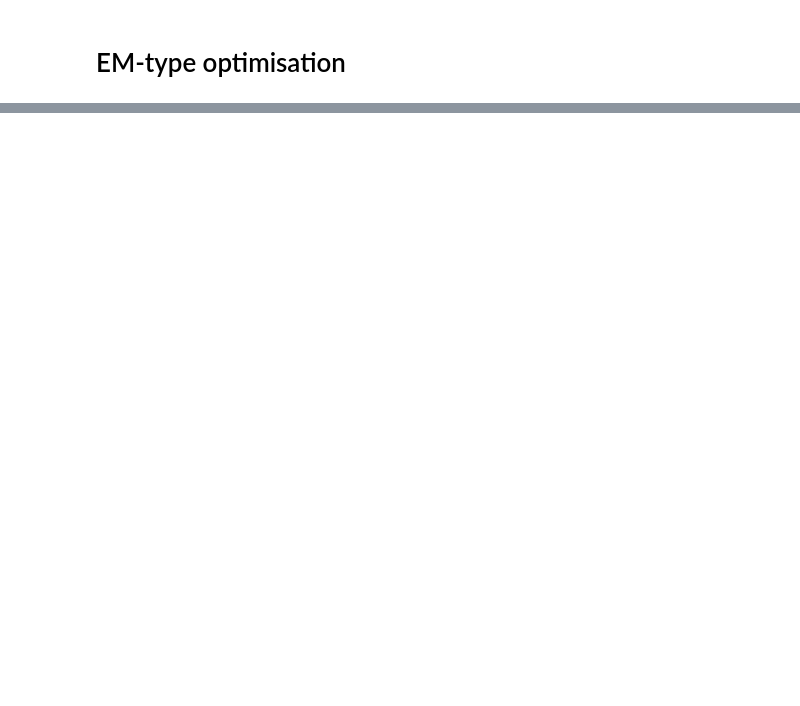
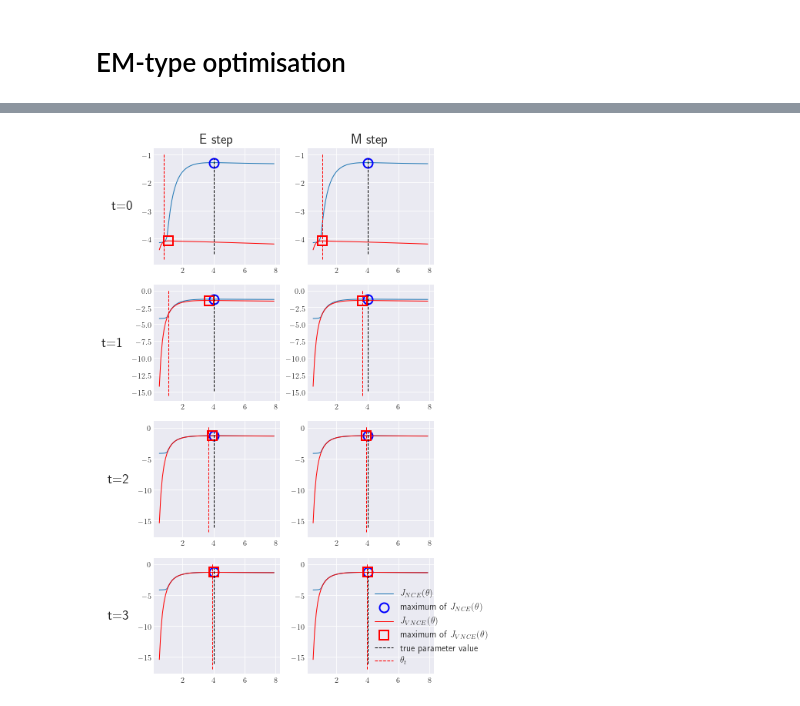
Before and after one commit to benrhodes26/VNCE, a Jupyter notebook: proposal/code/notebooks/1) normalised-mog.ipynb, the cells around one changed output, grey strips where cells are left out. Cells and saved outputs as stored; diff of their text form; code cells hidden in the pictures; blank space fills up the shorter version.

```diff
--- a/proposal/code/notebooks/1) normalised-mog.ipynb
+++ b/proposal/code/notebooks/1) normalised-mog.ipynb
@@ -156,6 +156,11 @@ rng = rnd.RandomState(1083463236)
+# %%
+# For reproducibility
+rng = rnd.RandomState(1083463236)
+save_dir = '/afs/inf.ed.ac.uk/user/s17/s1771906/masters-project-non-code/figs'
+os.makedirs(save_dir, exist_ok=True)
 # %%
 # overwrite existing figures saved on disk
-new_figs = False
+new_figs = True
 # %%
 # mixing proportions: 0.5 and 0.5
 # mean0 = mean1 = 0
@@ -278,15 +307,15 @@ for i in range(len(lower_bounds)):
         lower_bounds[i][j] = evaluate_loss_at_param(loss_function=loss_function, theta=log_theta_k)
 # %%
 def plot_nce_objective(ax):
-    ax.plot(thetas, J, label=r'NCE objective $J(\theta)$')
-    ax.plot(thetas[index],J[index], marker='o', markersize=15, fillstyle='none',
-         markeredgewidth=2, c='b', linestyle='none', label=r'maximum of $J(\theta)$')
+    ax.plot(thetas, J, label=r'$J_{\small NCE}(\theta)$')
+    ax.plot(thetas[index],J[index], marker='o', markersize=12, fillstyle='none',
+         markeredgewidth=2, c='b', linestyle='none', label=r'maximum of $J_{\small NCE}(\theta)$')
 
 def plot_lower_bound(ax, lb):
     lb_argmax = np.argmax(lb)
-    ax.plot(thetas, lb, label=r'lower bound $J_1(\theta)$', c='r')
-    ax.plot(thetas[lb_argmax], lb[lb_argmax], 'rs', markersize=15, fillstyle='none',
-             markeredgewidth=2, linestyle='none', label=r'maximum of $J_1(\theta)$')
+    ax.plot(thetas, lb, label=r'$J_{\small VNCE}(\theta)$', c='r')
+    ax.plot(thetas[lb_argmax], lb[lb_argmax], 'rs', markersize=12, fillstyle='none',
+             markeredgewidth=2, linestyle='none', label=r'maximum of $J_{\small VNCE}(\theta)$')
 
 def plot_ground_truth(ax):
     ax.plot(sigma0 * np.array([1,1]), plt.get(ax,'ylim'), 'k--', label='true parameter value')
@@ -296,45 +325,46 @@ def plot_ground_truth(ax):
 #     #ax.set_ylabel('Objective', fontsize=18)
 #     ax.legend(loc='lower right', numpoints=1, fontsize=16)
 # %%
-fig, axes = plt.subplots(num_e_steps-1, 2, figsize=(5.7, 11.4))
+fig, axes = plt.subplots(num_e_steps-1, 2, figsize=(5.7, 10))
 axs = axes.ravel()
 fig.tight_layout()
 
 ax_id = -1
 for i in range(num_e_steps-1):
     # current parameters
     theta_i = np.exp(optimiser.thetas[i][-1])
     theta_i_plus_one = np.exp(optimiser.thetas[i+1][-1])
     alpha_i = np.exp(optimiser.alphas[i][-1])
     lower_Bound_i = lower_bounds[i]
 
     # E-step
     ax_id += 1
-    axs[ax_id].grid()
     plot_nce_objective(axs[ax_id])
     plot_lower_bound(axs[ax_id], lower_Bound_i)
     plot_ground_truth(axs[ax_id])
-    axs[ax_id].plot(theta_i * np.array([1,1]),
-                    plt.get(axs[ax_id],'ylim'), 'k--', alpha=0.5, label=r'$\theta_t$')
+    axs[ax_id].plot(theta_i * np.array([1,1]), plt.get(axs[ax_id],'ylim'), 'r--', label=r'$\theta_t$')
+    axs[ax_id].grid(True)
     #label_graph(axs[ax_id])
 
     # M-step
     ax_id += 1
-    axs[ax_id].grid()
     plot_nce_objective(axs[ax_id])
     plot_lower_bound(axs[ax_id], lower_Bound_i)
     plot_ground_truth(axs[ax_id])
-    axs[ax_id].plot(theta_i_plus_one * np.array([1,1]),
-                    plt.get(axs[ax_id],'ylim'), 'k--', alpha=0.5, label=r'$\theta_t$')
+    axs[ax_id].plot(theta_i_plus_one * np.array([1,1]), plt.get(axs[ax_id],'ylim'), 'r--', label=r'$\theta_t$')
+    axs[ax_id].grid(True)
 
-axs[ax_id].legend(loc='lower right', numpoints=1, fontsize=16)
 cols = ['E step', 'M step']
 rows = ['t={}'.format(row) for row in range(num_e_steps-1)]
-
 for ax, col in zip(axes[0], cols):
     ax.set_title(col, fontsize=18, weight='bold')
-for ax, row in zip(axes[:,0], rows):
-    ax.set_ylabel(row, rotation=0, fontsize=20, weight='bold')
+pad = 3  # in points
+for ax, row in zip(axes[:, 0], rows):
+    ax.annotate(row, xy=(0, 0.5), xytext=(-ax.yaxis.labelpad - pad, 0), xycoords=ax.yaxis.label,
+                textcoords='offset points', size=18, fontweight='bold', ha='right', va='center')
 
+axs[ax_id].legend(loc='lower right', numpoints=1, fontsize=12, bbox_to_anchor=(1.5, 0))
 if new_figs:
-    fig.savefig('/afs/inf.ed.ac.uk/user/s17/s1771906/masters-project-non-code/figs')
+    save_fig(fig, save_dir, 'normalised-mog-em-obj-func')
+# %% [output]
+[figure, added]
```
Also changed, not shown: parts of 10 cells of this notebook, 10 other files.
